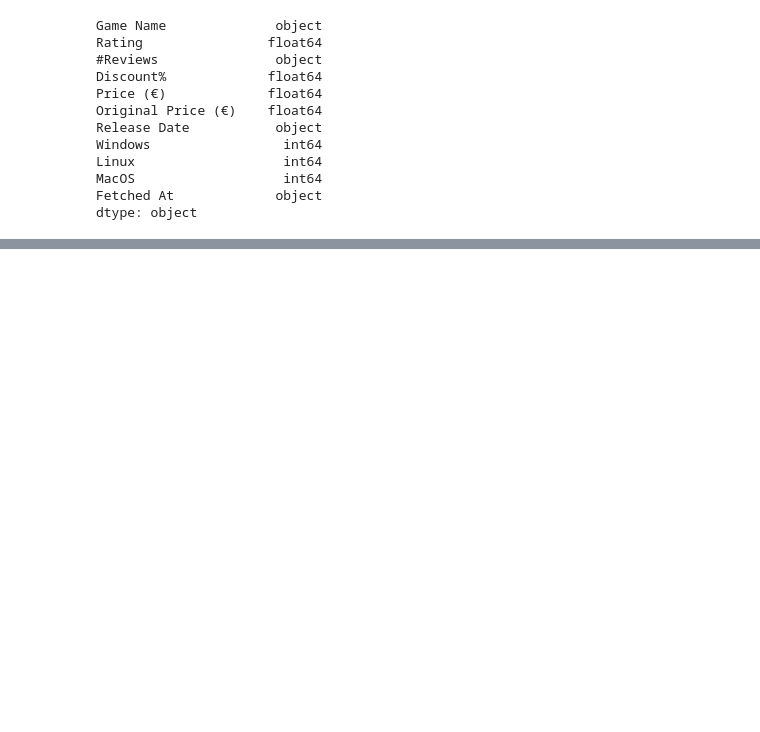
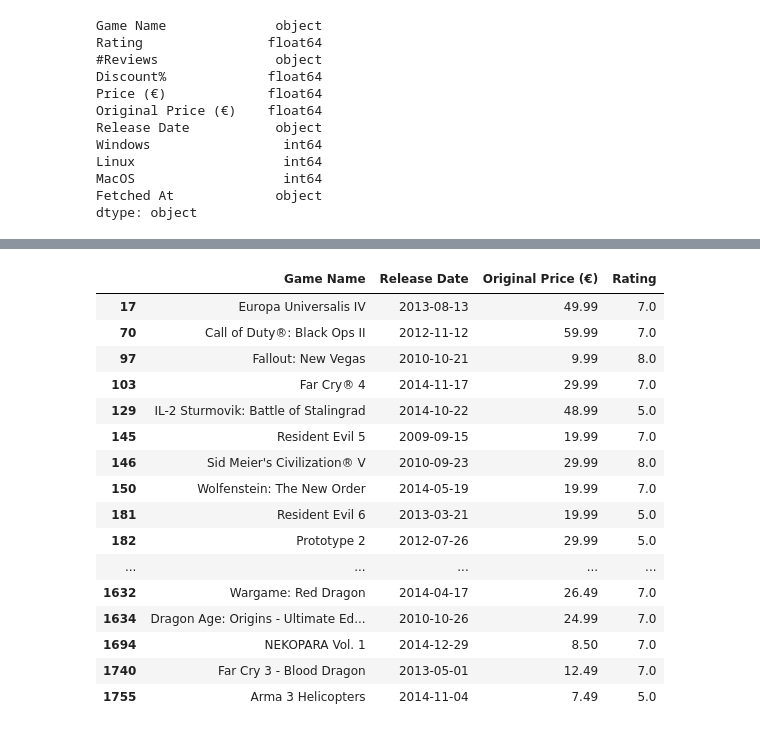
Before and after one commit to jbenigeri/Video-Game-Price-Analysis, a Jupyter notebook: src/explore_steam_data.ipynb, the cells around one changed output, grey strips where cells are left out. Saved outputs shown, nothing was run; the diff lists cells and outputs as text; code cells hidden in the pictures; blank space fills up the shorter version.

```diff
--- a/src/explore_steam_data.ipynb
+++ b/src/explore_steam_data.ipynb
@@ -64,0 +88,21 @@ df.describe()
+# %%
+games_before_2010 = df[df['Release Date'].dt.year < 2015]
+games_before_2010[['Game Name', 'Release Date', 'Original Price (€)', 'Rating']]
+# %% [output]
+|  | Game Name | Release Date | Original Price (€) | Rating |
+| 17 | Europa Universalis IV | 2013-08-13 | 49.99 | 7.0 |
+| 70 | Call of Duty®: Black Ops II | 2012-11-12 | 59.99 | 7.0 |
+| 97 | Fallout: New Vegas | 2010-10-21 | 9.99 | 8.0 |
+| 103 | Far Cry® 4 | 2014-11-17 | 29.99 | 7.0 |
+| 129 | IL-2 Sturmovik: Battle of Stalingrad | 2014-10-22 | 48.99 | 5.0 |
+| 145 | Resident Evil 5 | 2009-09-15 | 19.99 | 7.0 |
+| 146 | Sid Meier's Civilization® V | 2010-09-23 | 29.99 | 8.0 |
+| 150 | Wolfenstein: The New Order | 2014-05-19 | 19.99 | 7.0 |
+| 181 | Resident Evil 6 | 2013-03-21 | 19.99 | 5.0 |
+| 182 | Prototype 2 | 2012-07-26 | 29.99 | 5.0 |
+| ... | ... | ... | ... | ... |
+| 1632 | Wargame: Red Dragon | 2014-04-17 | 26.49 | 7.0 |
+| 1634 | Dragon Age: Origins - Ultimate Ed... | 2010-10-26 | 24.99 | 7.0 |
+| 1694 | NEKOPARA Vol. 1 | 2014-12-29 | 8.50 | 7.0 |
+| 1740 | Far Cry 3 - Blood Dragon | 2013-05-01 | 12.49 | 7.0 |
+| 1755 | Arma 3 Helicopters | 2014-11-04 | 7.49 | 5.0 |
```
Also changed, not shown: parts of 6 cells of this notebook, 2 other files.
